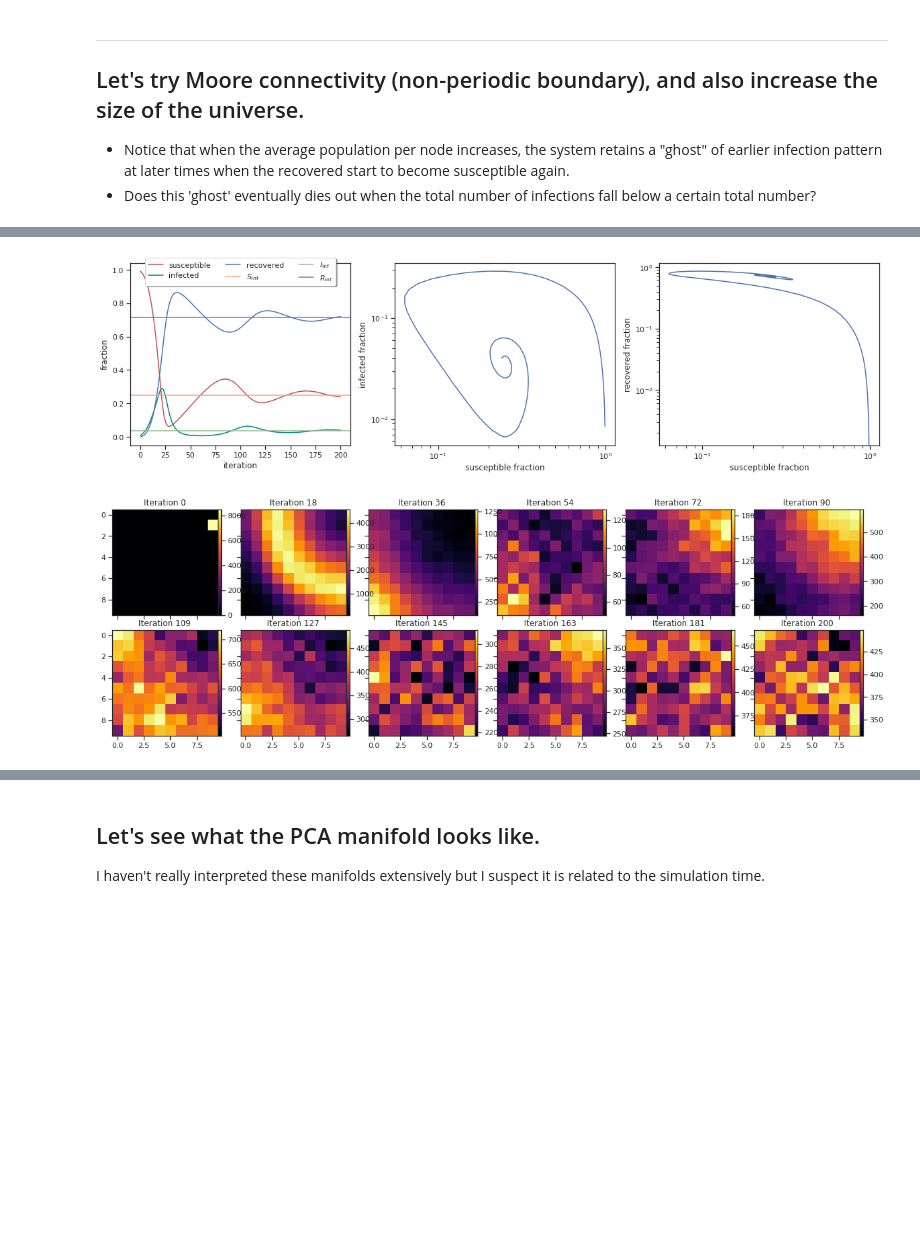
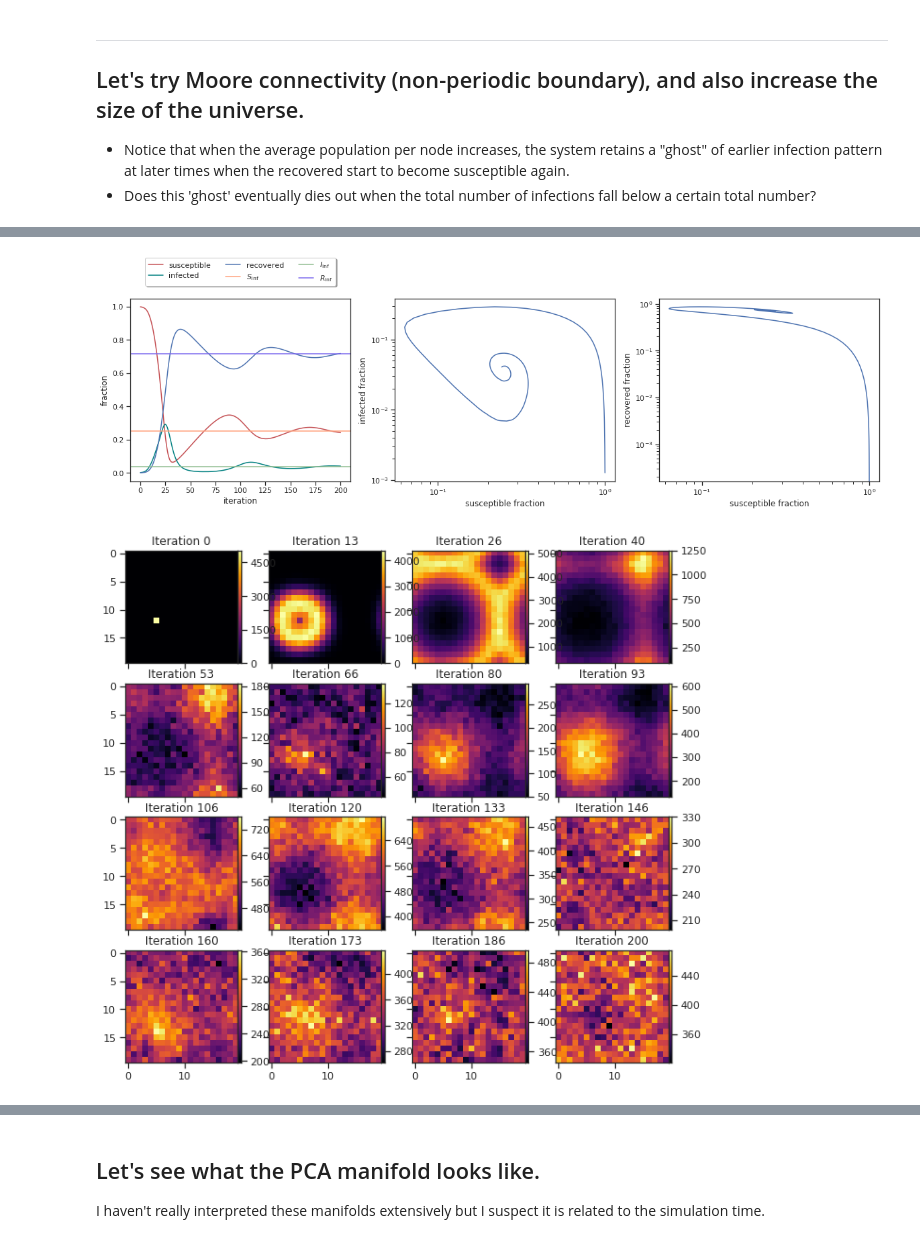
Before and after one commit to NDLOHGRP/SIR, a Jupyter notebook: SingleInstanceTests.ipynb, the cells around one changed output, grey strips where cells are left out. Drawn from its saved outputs; the diff is of its cells as text; code cells hidden in the pictures; blank space fills up the shorter version.

```diff
--- a/SingleInstanceTests.ipynb
+++ b/SingleInstanceTests.ipynb
@@ -99,8 +99,8 @@ for ax,conn_deg in zip(axes.ravel(), deg_range):
 - Notice that when the average population per node increases, the system retains a "ghost" of earlier infection pattern at later times when the recovered start to become susceptible again.
 - Does this 'ghost' eventually dies out when the total number of infections fall below a certain total number?
 # %%
-universe_sh=(10,10)
-conn = gsu.gen_moore(*universe_sh, periodic=False)
+universe_sh=(20,20)
+conn = gsu.gen_moore(*universe_sh)
 su1 = gsu.sir_universe(universe_sh=universe_sh, conn=conn, alpha=0.01, beta=0.8, gamma=0.2, avg_pop_per_node=10000)
 su1.initialize()
 su1.iterate(200, verbose=True)
@@ -109,11 +109,11 @@ su1.iterate(200, verbose=True)
 # %%
 su1.show_state_vs_time()
 # %% [output]
-[figure, old version]
+[figure, new version]
 # %%
-su1.show_snapshots(figsize=(20,10), nrows_ncols=(2,6))
+su1.show_snapshots(figsize=(20,10), nrows_ncols=(4,4))
 # %% [output]
-[figure, old version]
+[figure, new version]
 # %%
 #Here I exponentiate the values to enhance the visualization of dimmer values.
 gsu.my_single_imshow(su1.np_state[:, su1.state_dict["I"],:]**0.5)
```
Also changed, not shown: parts of 6 cells of this notebook.
